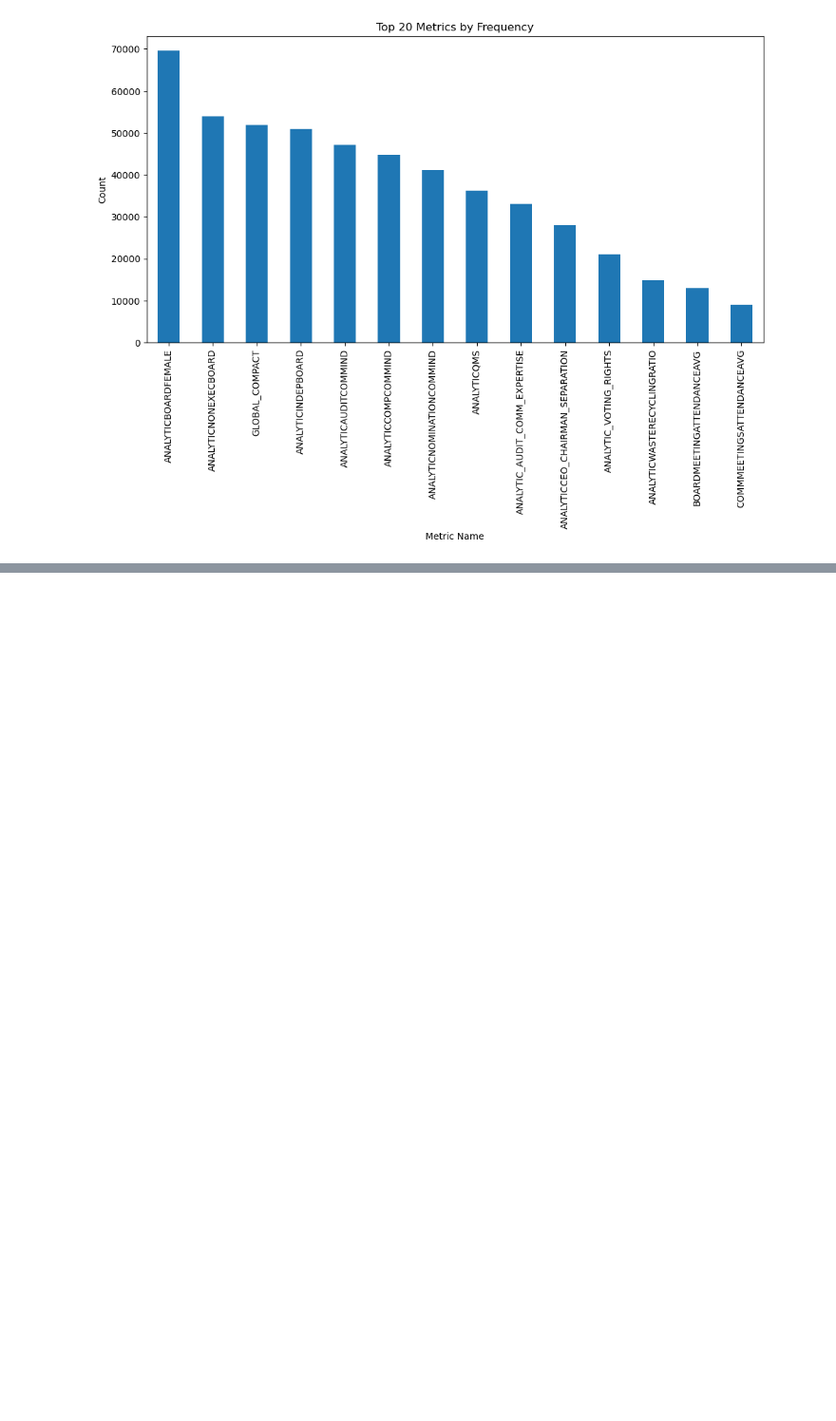
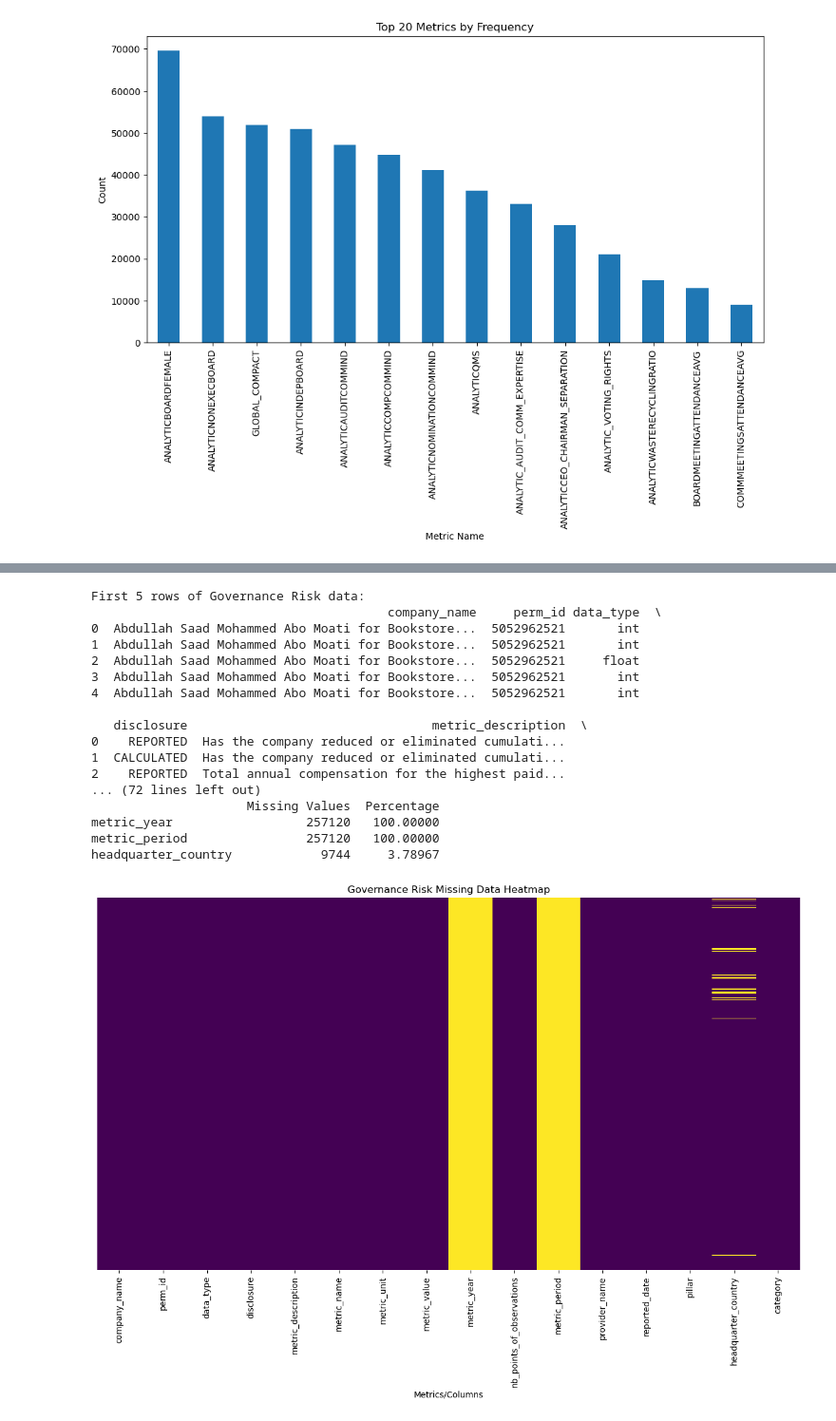
Before and after one commit to Sujan2023-AI/ESG_Analytical_Platform, a Jupyter notebook: notebooks/EDA.ipynb, the cells around one changed output, grey strips where cells are left out. Shown at 95% size. Saved outputs shown, nothing was run; the diff lists cells and outputs as text; code cells hidden in the pictures; blank space fills up the shorter version.

```diff
--- a/notebooks/EDA.ipynb
+++ b/notebooks/EDA.ipynb
@@ -285,0 +302,61 @@ Name: count, dtype: int64
+# %%
+# Set pandas display options
+pd.set_option('display.max_columns', None)
+
+# Load the Governance Risk dataset
+gov_risk_df = pd.read_csv("/Users/sujanbharadwaj/Library/Mobile Documents/com~apple~CloudDocs/Documents/Ontology_PCA_Project/data/processed/Governance_Risk/Governance Risk.csv")
+
+
+# Check first few rows
+print("First 5 rows of Governance Risk data:")
+print(gov_risk_df.head())
+
+# Basic dataset info
+print("\nGovernance Risk Dataset Information:")
+print(gov_risk_df.info())
+
+# Summary statistics for numeric columns
+print("\nGovernance Risk Numeric Columns Summary:")
+print(gov_risk_df.describe())
+
+# Check missing values
+missing_values = gov_risk_df.isnull().sum().sort_values(ascending=False)
+missing_percentage = (missing_values / len(gov_risk_df)) * 100
+missing_summary = pd.DataFrame({'Missing Values': missing_values, 'Percentage': missing_percentage})
+
+print("\nGovernance Risk Missing Data Summary:")
+print(missing_summary[missing_summary['Missing Values'] > 0])
+
+# Visualization: Missing Data Heatmap
+plt.figure(figsize=(15, 8))
+sns.heatmap(gov_risk_df.isnull(), cbar=False, cmap='viridis', yticklabels=False)
+plt.title('Governance Risk Missing Data Heatmap')
+plt.xlabel('Metrics/Columns')
+plt.show()
+
+# Distribution visualization (Histograms for numerical metrics)
+numeric_cols = gov_risk_df.select_dtypes(include=[np.number]).columns
+
+gov_risk_df[numeric_cols].hist(bins=15, figsize=(15, 10))
+plt.suptitle('Distribution of Governance Risk Numeric Metrics')
+plt.tight_layout(rect=[0, 0.03, 1, 0.95])
+plt.show()
+# %% [output]
+First 5 rows of Governance Risk data:
+                                        company_name     perm_id data_type  \
+0  Abdullah Saad Mohammed Abo Moati for Bookstore...  5052962521       int
+1  Abdullah Saad Mohammed Abo Moati for Bookstore...  5052962521       int
+2  Abdullah Saad Mohammed Abo Moati for Bookstore...  5052962521     float
+3  Abdullah Saad Mohammed Abo Moati for Bookstore...  5052962521       int
+4  Abdullah Saad Mohammed Abo Moati for Bookstore...  5052962521       int
+
+   disclosure                                 metric_description  \
+0    REPORTED  Has the company reduced or eliminated cumulati...
+1  CALCULATED  Has the company reduced or eliminated cumulati...
+2    REPORTED  Total annual compensation for the highest paid...
+... (72 lines left out)
+                     Missing Values  Percentage
+metric_year                  257120   100.00000
+metric_period                257120   100.00000
+headquarter_country            9744     3.78967
+[figure, added]
```
Also changed, not shown: parts of 17 cells of this notebook.
